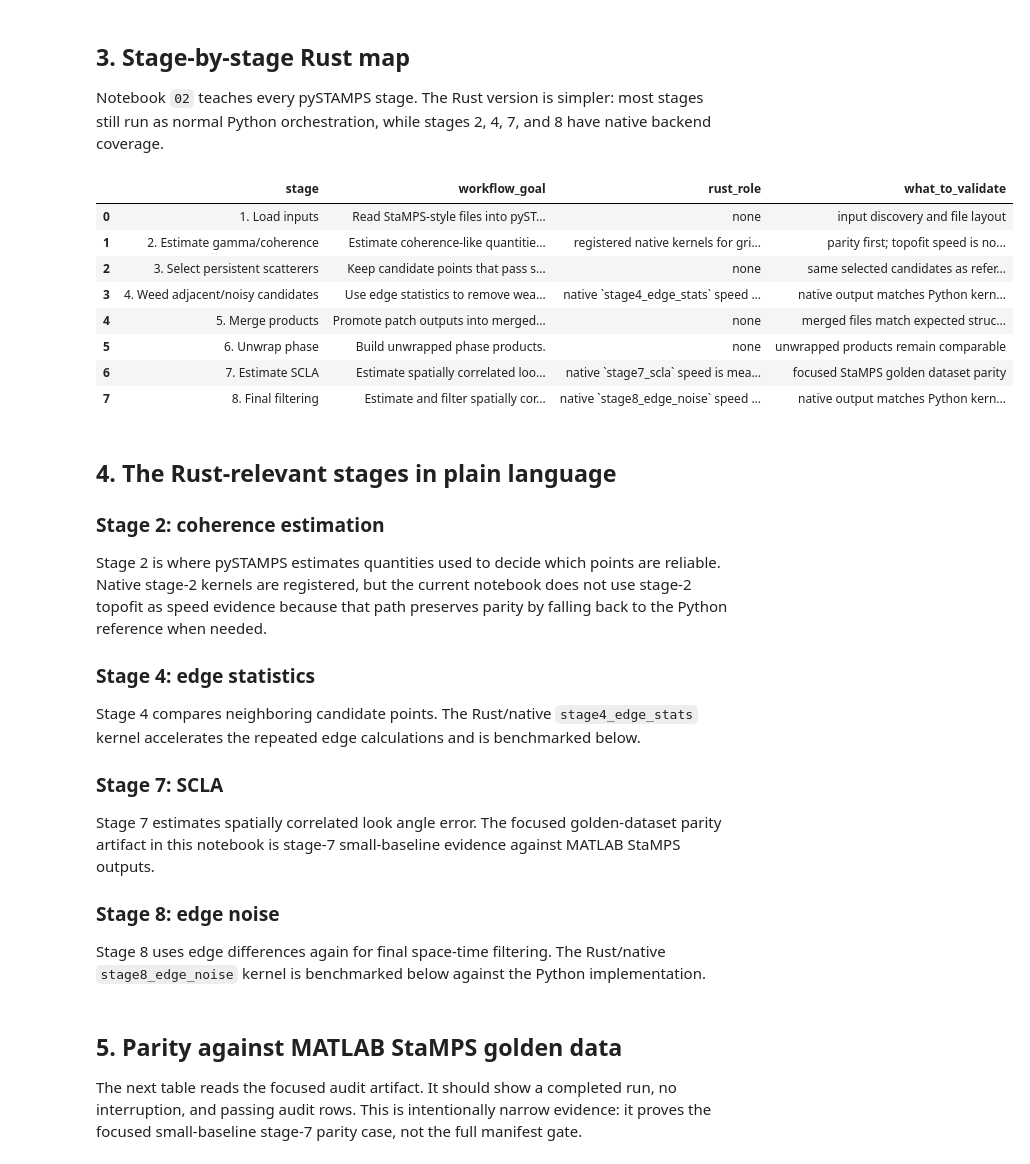
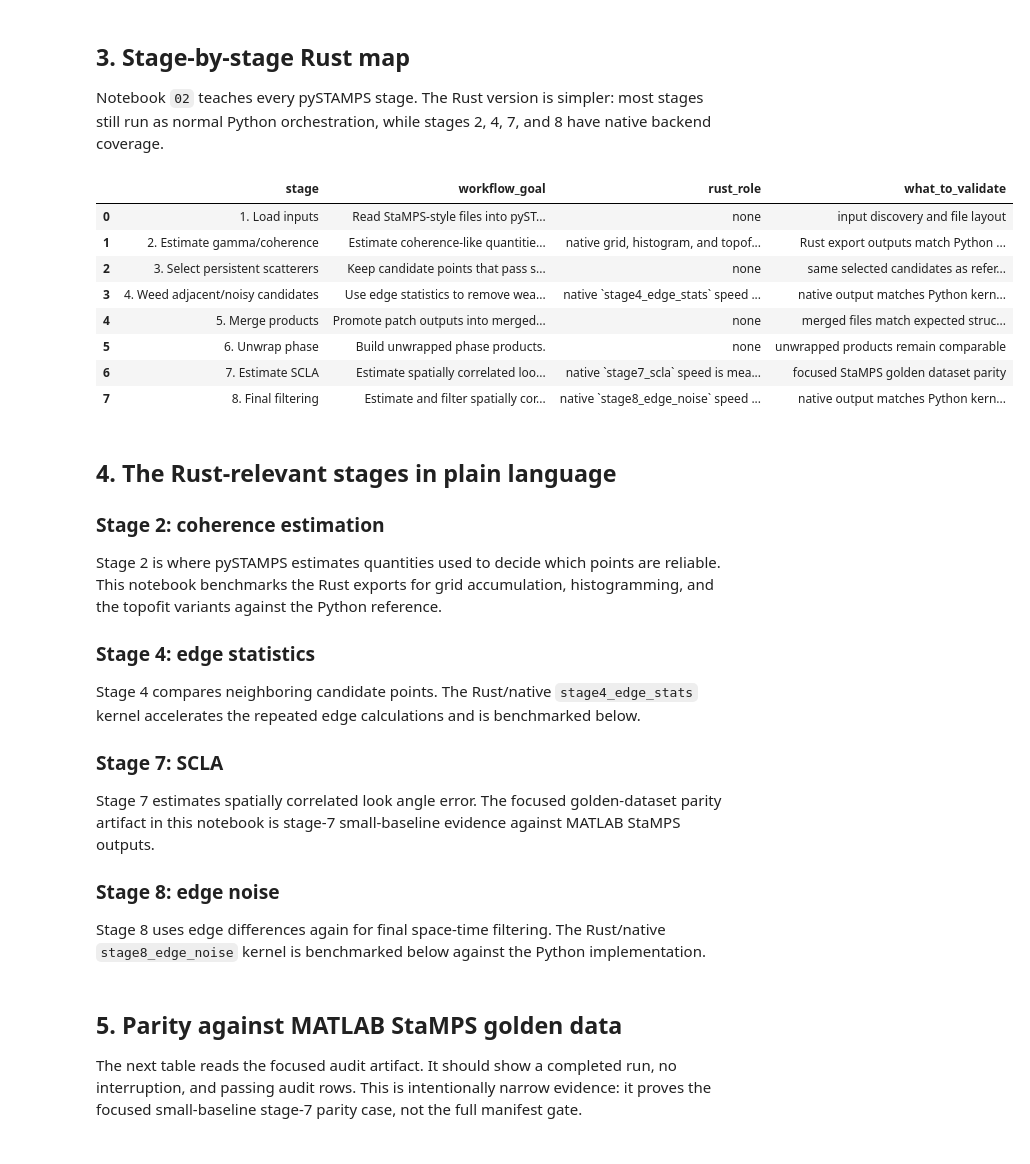
Before and after one commit to sirbastiano/pystamps, a Jupyter notebook: notebooks/start_here_rust.ipynb, the cells around one changed output. Drawn from its saved outputs; the diff is of its cells as text; code cells hidden in the pictures.

```diff
--- a/notebooks/start_here_rust.ipynb
+++ b/notebooks/start_here_rust.ipynb
@@ -219,21 +233,21 @@ Notebook `02` teaches every pySTAMPS stage. The Rust version is simpler: most st
 # %%
 stage_map = pd.DataFrame(
     [
         {'stage': '1. Load inputs', 'workflow_goal': 'Read StaMPS-style files into pySTAMPS structures.', 'rust_role': 'none', 'what_to_validate': 'input discovery and file layout'},
-        {'stage': '2. Estimate gamma/coherence', 'workflow_goal': 'Estimate coherence-like quantities used for persistent scatterer selection.', 'rust_role': 'registered native kernels for grid/histogram/topofit paths', 'what_to_validate': 'parity first; topofit speed is not claimed here'},
+        {'stage': '2. Estimate gamma/coherence', 'workflow_goal': 'Estimate coherence-like quantities used for persistent scatterer selection.', 'rust_role': 'native grid, histogram, and topofit exports are benchmarked', 'what_to_validate': 'Rust export outputs match Python reference outputs'},
         {'stage': '3. Select persistent scatterers', 'workflow_goal': 'Keep candidate points that pass selection thresholds.', 'rust_role': 'none', 'what_to_validate': 'same selected candidates as reference data'},
         {'stage': '4. Weed adjacent/noisy candidates', 'workflow_goal': 'Use edge statistics to remove weak or redundant candidates.', 'rust_role': 'native `stage4_edge_stats` speed is measured', 'what_to_validate': 'native output matches Python kernel output'},
         {'stage': '5. Merge products', 'workflow_goal': 'Promote patch outputs into merged products.', 'rust_role': 'none', 'what_to_validate': 'merged files match expected structure'},
         {'stage': '6. Unwrap phase', 'workflow_goal': 'Build unwrapped phase products.', 'rust_role': 'none', 'what_to_validate': 'unwrapped products remain comparable'},
         {'stage': '7. Estimate SCLA', 'workflow_goal': 'Estimate spatially correlated look angle error and velocity products.', 'rust_role': 'native `stage7_scla` speed is measured', 'what_to_validate': 'focused StaMPS golden dataset parity'},
         {'stage': '8. Final filtering', 'workflow_goal': 'Estimate and filter spatially correlated noise.', 'rust_role': 'native `stage8_edge_noise` speed is measured', 'what_to_validate': 'native output matches Python kernel output'},
     ]
 )
 display(stage_map)
 # %% [output]
 |  | stage | workflow_goal | rust_role | what_to_validate |
 | 0 | 1. Load inputs | Read StaMPS-style files into pyST... | none | input discovery and file layout |
-| 1 | 2. Estimate gamma/coherence | Estimate coherence-like quantitie... | registered native kernels for gri... | parity first; topofit speed is no... |
+| 1 | 2. Estimate gamma/coherence | Estimate coherence-like quantitie... | native grid, histogram, and topof... | Rust export outputs match Python ... |
 | 2 | 3. Select persistent scatterers | Keep candidate points that pass s... | none | same selected candidates as refer... |
 | 3 | 4. Weed adjacent/noisy candidates | Use edge statistics to remove wea... | native `stage4_edge_stats` speed ... | native output matches Python kern... |
 | 4 | 5. Merge products | Promote patch outputs into merged... | none | merged files match expected struc... |
@@ -244,7 +258,7 @@ display(stage_map)
 ## 4. The Rust-relevant stages in plain language
 
 ### Stage 2: coherence estimation
-Stage 2 is where pySTAMPS estimates quantities used to decide which points are reliable. Native stage-2 kernels are registered, but the current notebook does not use stage-2 topofit as speed evidence because that path preserves parity by falling back to the Python reference when needed.
+Stage 2 is where pySTAMPS estimates quantities used to decide which points are reliable. This notebook benchmarks the Rust exports for grid accumulation, histogramming, and the topofit variants against the Python reference.
 
 ### Stage 4: edge statistics
 Stage 4 compares neighboring candidate points. The Rust/native `stage4_edge_stats` kernel accelerates the repeated edge calculations and is benchmarked below.
```
Also changed, not shown: parts of 5 cells of this notebook, 2 other files.
